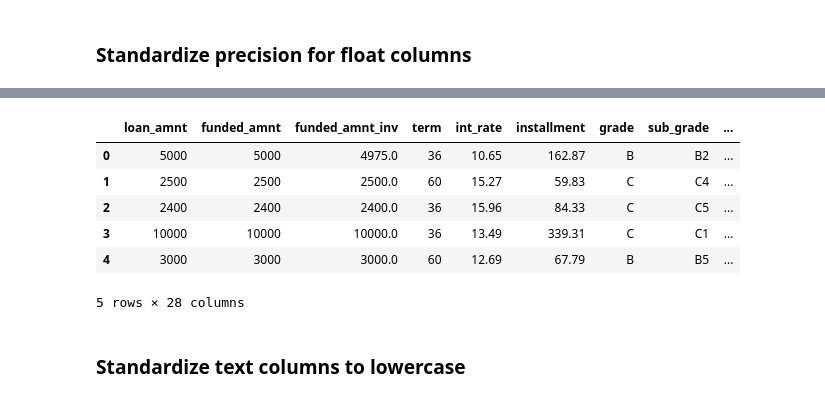
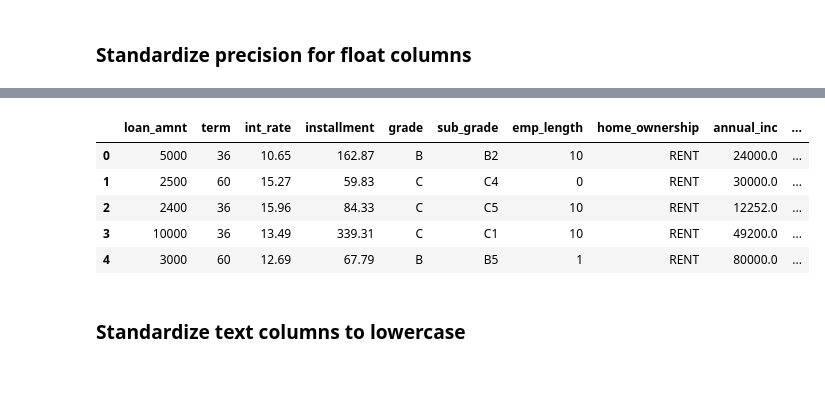
Before and after one commit to NNirola/LendingClubCaseStudy-1, a Jupyter notebook: Group_Facilitator_Name.ipynb, the cells around one changed output, grey strips where cells are left out. Cells and saved outputs as stored; diff of their text form; code cells hidden in the pictures.

```diff
--- a/Group_Facilitator_Name.ipynb
+++ b/Group_Facilitator_Name.ipynb
@@ -18,6 +32,6 @@ import pandas as pd
 # %% [markdown]
 ### Data Load
 # %%
-df = pd.read_csv('cleansed_loan.csv', na_values=['NA', 'n/a'])
-df.head()
+df_loan = pd.read_csv('loan.csv', na_values=['NA', 'n/a'])
+df_loan.head()
 # %% [output]
@@ -100,10 +171,8 @@ dtype: int64
 # %% [markdown]
 ### Handle missing values for columns
 # %%
-df['emp_length'] = df['emp_length'].fillna(0)
-df['mths_since_last_delinq'] = df['mths_since_last_delinq'].fillna(0)
-df['revol_util'] = df['revol_util'].fillna(0)
-df['pub_rec_bankruptcies'] = df['pub_rec_bankruptcies'].fillna(0)
+df_loan['emp_length'] = df_loan['emp_length'].fillna(0)
+df_loan['revol_util'] = df_loan['revol_util'].fillna(0)
 
-df.head()
+df_loan.head()
 # %% [output]
@@ -117,10 +185,9 @@ df.head()
 # %% [markdown]
 ### Standardize the format of some columns and convert them to numeric type
 # %%
-df['term'] = df['term'].astype(str).str.replace(' months', '').str.strip().astype(int)
-df['int_rate'] = df['int_rate'].astype(str).str.replace('%', '').str.strip().astype(float)
-df['revol_util'] = df['revol_util'].astype(str).str.replace('%', '').str.strip().astype(float)
-df['zip_code'] = df['zip_code'].astype(str).str.replace('xx', '').str.strip().astype(int)
+df_loan['term'] = df_loan['term'].astype(str).str.replace(' months', '').str.strip().astype(int)
+df_loan['int_rate'] = df_loan['int_rate'].astype(str).str.replace('%', '').str.strip().astype(float)
+df_loan['revol_util'] = df_loan['revol_util'].astype(str).str.replace('%', '').str.strip().astype(float)
 
-df.head()
+df_loan.head()
 # %% [output]
@@ -134,10 +200,10 @@ df.head()
 # %% [markdown]
 ### Clean 'emp_length' column to remove text and convert to numeric
 # %%
-df['emp_length'] = df['emp_length'].astype(str).str.replace(' years', '').str.replace(' year', '').str.strip()
-df['emp_length'] = df['emp_length'].replace({'< 1': '0', '10+': '10'}).astype(int)
+df_loan['emp_length'] = df_loan['emp_length'].astype(str).str.replace(' years', '').str.replace(' year', '').str.strip()
+df_loan['emp_length'] = df_loan['emp_length'].replace({'< 1': '0', '10+': '10'}).astype(int)
 
-df['emp_length'].head()
+df_loan['emp_length'].head()
 # %% [output]
 0    10
 1     0
@@ -193,23 +263,20 @@ pub_rec_bankruptcies               int64
 dtype: object
 # %%
 # Standardize precision for float columns
-df['funded_amnt_inv'] = df['funded_amnt_inv'].round(2)
-df['int_rate'] = df['int_rate'].round(2)
-df['installment'] = df['installment'].round(2)
-df['annual_inc'] = df['annual_inc'].round(2)
-df['dti'] = df['dti'].round(2)
-df['mths_since_last_delinq'] = df['mths_since_last_delinq'].round(2)
-df['revol_util'] = df['revol_util'].round(2)
+df_loan['int_rate'] = df_loan['int_rate'].round(2)
+df_loan['installment'] = df_loan['installment'].round(2)
+df_loan['annual_inc'] = df_loan['annual_inc'].round(2)
+df_loan['dti'] = df_loan['dti'].round(2)
+df_loan['revol_util'] = df_loan['revol_util'].round(2)
 
-df.head()
+df_loan.head()
 # %% [output]
-|  | loan_amnt | funded_amnt | funded_amnt_inv | term | int_rate | installment | grade | sub_grade | ... |
-| 0 | 5000 | 5000 | 4975.0 | 36 | 10.65 | 162.87 | B | B2 | ... |
-| 1 | 2500 | 2500 | 2500.0 | 60 | 15.27 | 59.83 | C | C4 | ... |
-| 2 | 2400 | 2400 | 2400.0 | 36 | 15.96 | 84.33 | C | C5 | ... |
-| 3 | 10000 | 10000 | 10000.0 | 36 | 13.49 | 339.31 | C | C1 | ... |
-| 4 | 3000 | 3000 | 3000.0 | 60 | 12.69 | 67.79 | B | B5 | ... |
+|  | loan_amnt | term | int_rate | installment | grade | sub_grade | emp_length | home_ownership | annual_inc | ... |
+| 0 | 5000 | 36 | 10.65 | 162.87 | B | B2 | 10 | RENT | 24000.0 | ... |
+| 1 | 2500 | 60 | 15.27 | 59.83 | C | C4 | 0 | RENT | 30000.0 | ... |
+| 2 | 2400 | 36 | 15.96 | 84.33 | C | C5 | 10 | RENT | 12252.0 | ... |
+| 3 | 10000 | 36 | 13.49 | 339.31 | C | C1 | 10 | RENT | 49200.0 | ... |
+| 4 | 3000 | 60 | 12.69 | 67.79 | B | B5 | 1 | RENT | 80000.0 | ... |
-5 rows × 28 columns
 # %% [markdown]
 ### Standardize text columns to lowercase
 # %%
```
Also changed, not shown: parts of 77 cells of this notebook, 3 other files.
